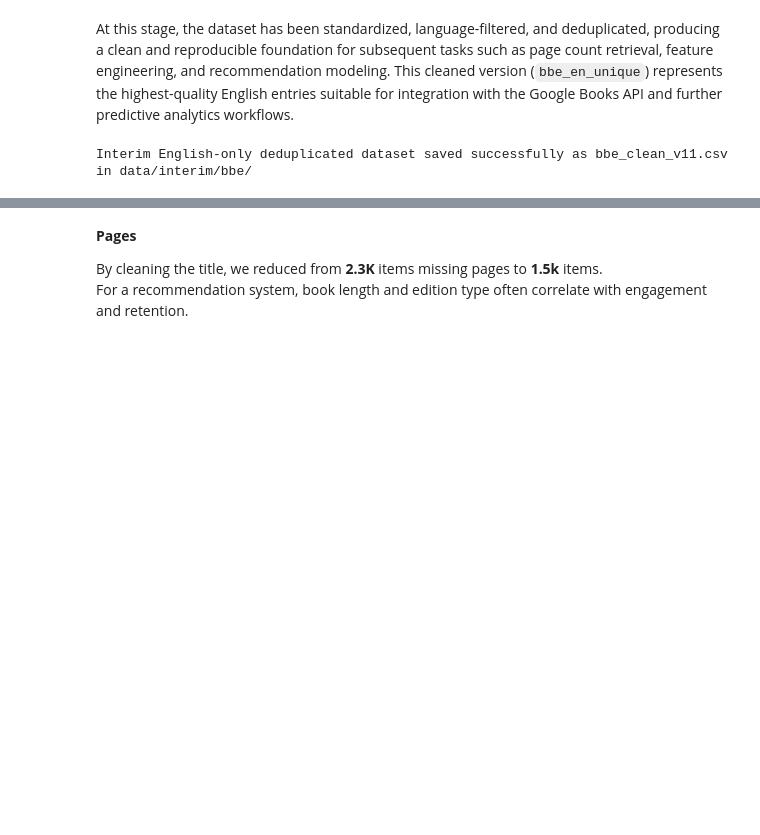
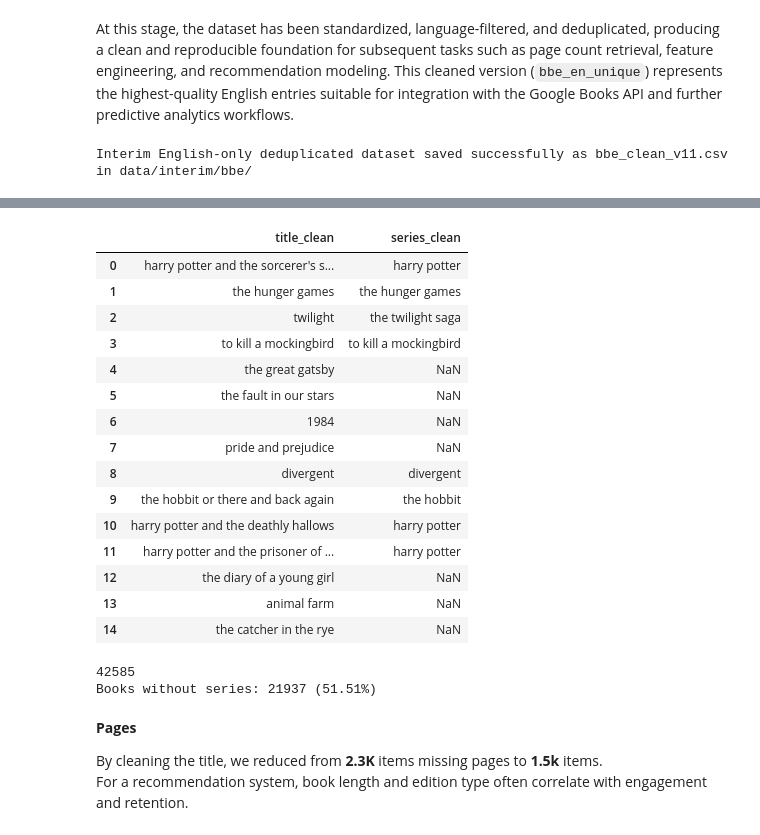
Before and after one commit to larevolucia/bookwise-analytics, a Jupyter notebook: notebooks/02_Data_Cleaning.ipynb, the cells around one changed output, grey strips where cells are left out. Cells and saved outputs as stored; diff of their text form; code cells hidden in the pictures; blank space fills up the shorter version.

```diff
--- a/notebooks/02_Data_Cleaning.ipynb
+++ b/notebooks/02_Data_Cleaning.ipynb
@@ -1534,3 +1581,62 @@ Interim English-only deduplicated dataset saved successfully as bbe_clean_v11.cs
+# %%
+def clean_series(series: str) -> str:
+    """
+    Clean book series names for consistency.
+
+    Steps:
+    - Remove bracketed or parenthetical notes (e.g. '(Book 3)', '[Series]')
+    - Remove numeric indicators (#1, Book 2) while preserving base name
+    - Normalize spaces and lowercase
+    """
+    if not isinstance(series, str) or series.strip() == "":
+        return np.nan
+
+    text = series.strip()
+
+    # remove bracketed or parenthetical content
+    text = re.sub(r"[\(\[].*?[\)\]]", "", text)
+
+    # remove series order markers (e.g. "#1", "Book 2", "Vol. 3")
+    text = re.sub(r"(#\d+|book\s*\d+|volume\s*\d+|vol\.\s*\d+)", "", text, flags=re.IGNORECASE)
+
+    # clean punctuation and normalize spacing
+    text = re.sub(r"[^\w\s'\-]", "", text)
+    text = re.sub(r"\s+", " ", text)
+
+    return text.strip().lower()
+# %%
+bbe_clean['series_clean'] = bbe_clean['series'].apply(clean_series)
+bbe_clean[['title_clean','series_clean']].head(15)
+# %% [output]
+|  | title_clean | series_clean |
+| 0 | harry potter and the sorcerer's s... | harry potter |
+| 1 | the hunger games | the hunger games |
+| 2 | twilight | the twilight saga |
+| 3 | to kill a mockingbird | to kill a mockingbird |
+| 4 | the great gatsby | NaN |
+| 5 | the fault in our stars | NaN |
+| 6 | 1984 | NaN |
+| 7 | pride and prejudice | NaN |
+| 8 | divergent | divergent |
+| 9 | the hobbit or there and back again | the hobbit |
+| 10 | harry potter and the deathly hallows | harry potter |
+| 11 | harry potter and the prisoner of ... | harry potter |
+| 12 | the diary of a young girl | NaN |
+| 13 | animal farm | NaN |
+| 14 | the catcher in the rye | NaN |
+# %%
+# create a mask for missing titles
+total_books = len(bbe_clean)
+mask_no_series = bbe_clean['series_clean'].isna() | (bbe_clean['series_clean'] == "")
+# filter those rows
+no_series_books = bbe_clean[mask_no_series]
+share_no_series = ( no_series_books.shape[0] / total_books) * 100
+
+# display summary
+print(f"Books without series: {no_series_books.shape[0]} ({share_no_series:.2f}%)")
+# %% [output]
+42585
+Books without series: 21937 (51.51%)
 # %% [markdown]
 **Pages**
 
```
Also changed, not shown: parts of 5 cells of this notebook.
